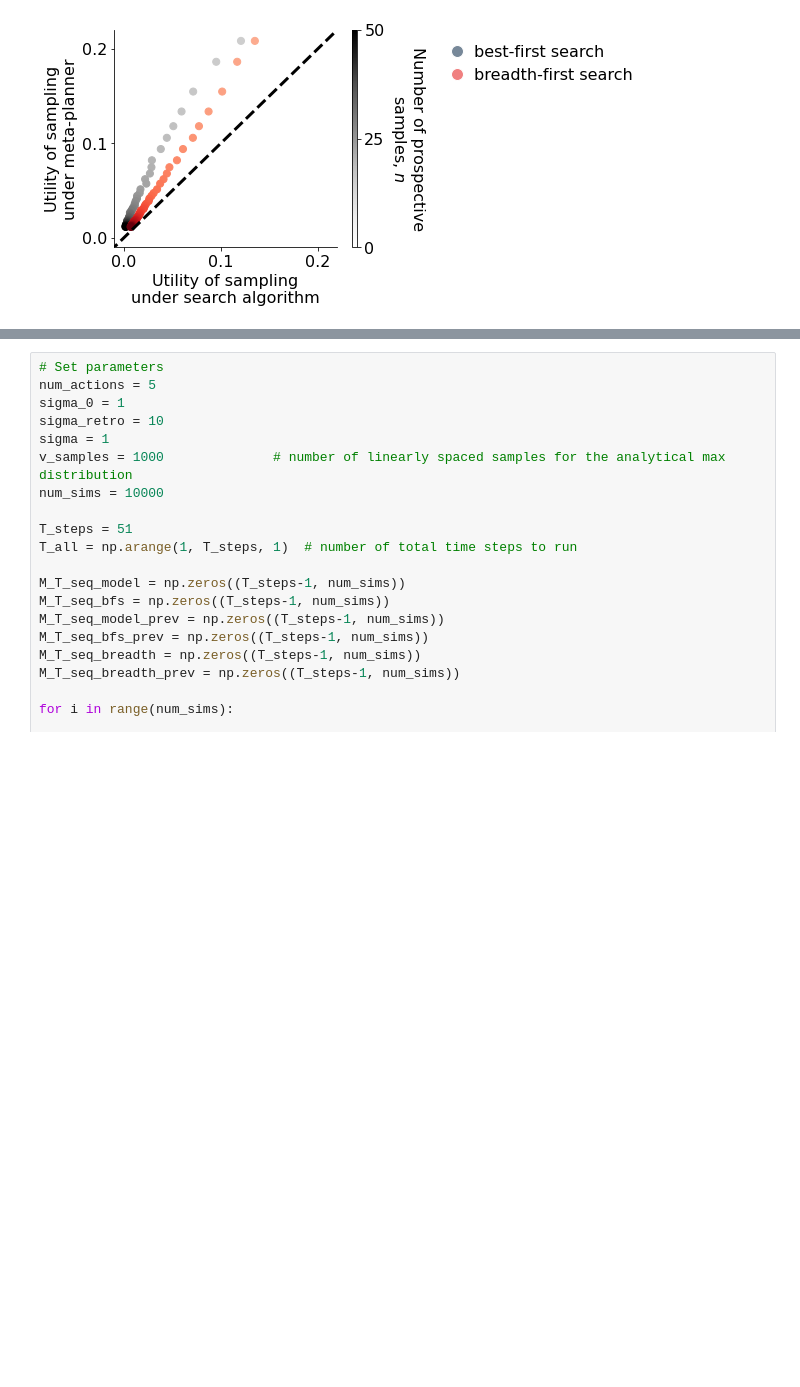
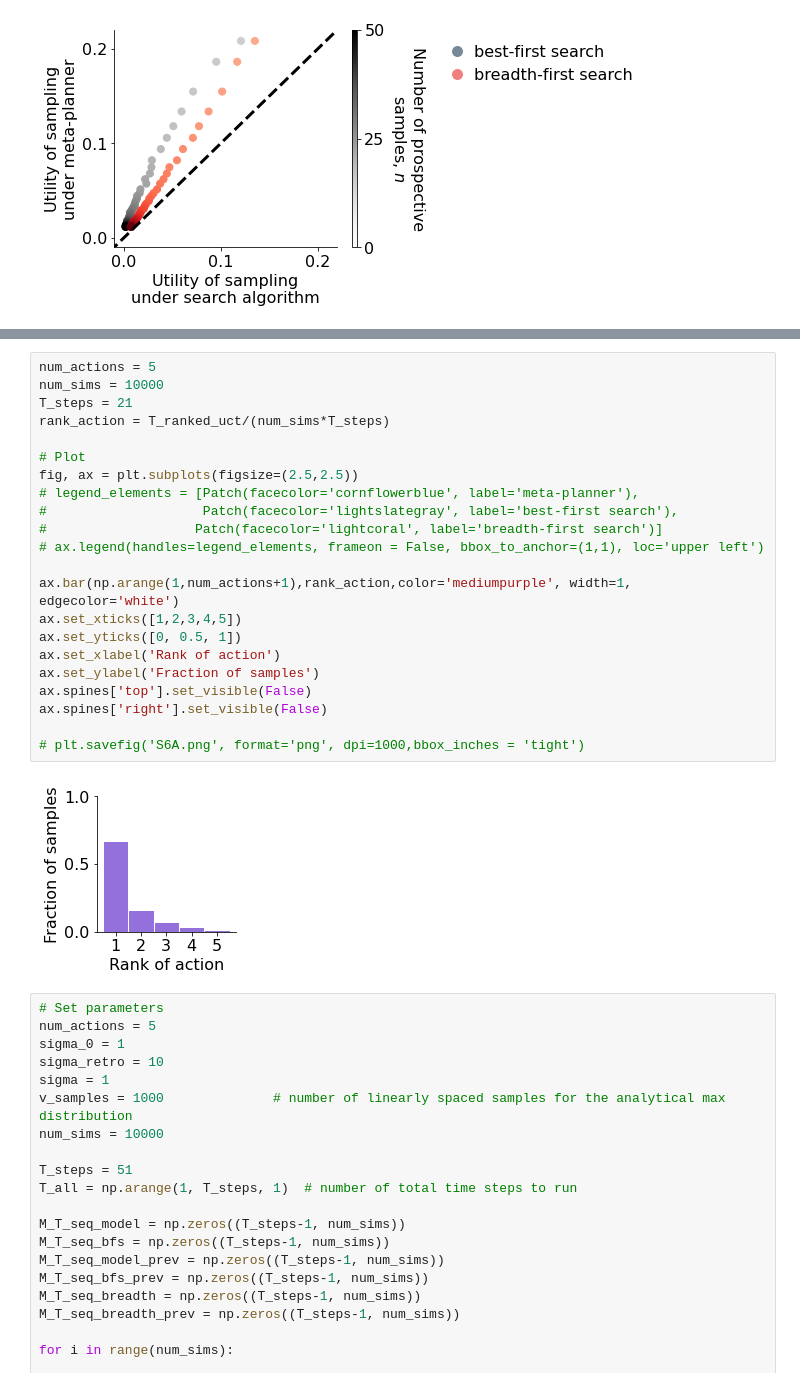
Before and after one commit to ionatankuperwajs/meta-planning, a Jupyter notebook: model_online_action.ipynb, the cells around one changed output, grey strips where cells are left out. Cells and saved outputs as stored; diff of their text form; blank space fills up the shorter version.

```diff
--- a/model_online_action.ipynb
+++ b/model_online_action.ipynb
@@ -1420,3 +1648,27 @@ cb.set_label('Number of prospective\nsamples, $n$',rotation=-90, va="bottom")
+# %%
+num_actions = 5
+num_sims = 10000
+T_steps = 21
+rank_action = T_ranked_uct/(num_sims*T_steps)
+
+# Plot
+fig, ax = plt.subplots(figsize=(2.5,2.5))
+# legend_elements = [Patch(facecolor='cornflowerblue', label='meta-planner'),
+#                    Patch(facecolor='lightslategray', label='best-first search'),
+#                   Patch(facecolor='lightcoral', label='breadth-first search')]
+# ax.legend(handles=legend_elements, frameon = False, bbox_to_anchor=(1,1), loc='upper left')
+
+ax.bar(np.arange(1,num_actions+1),rank_action,color='mediumpurple', width=1, edgecolor='white')
+ax.set_xticks([1,2,3,4,5])
+ax.set_yticks([0, 0.5, 1])
+ax.set_xlabel('Rank of action')
+ax.set_ylabel('Fraction of samples')
+ax.spines['top'].set_visible(False)
+ax.spines['right'].set_visible(False)
+
+# plt.savefig('S6A.png', format='png', dpi=1000,bbox_inches = 'tight')
+# %% [output]
+[figure, added]
 # %%
 # Set parameters
 num_actions = 5
```
Also changed, not shown: parts of 5 cells of this notebook.
